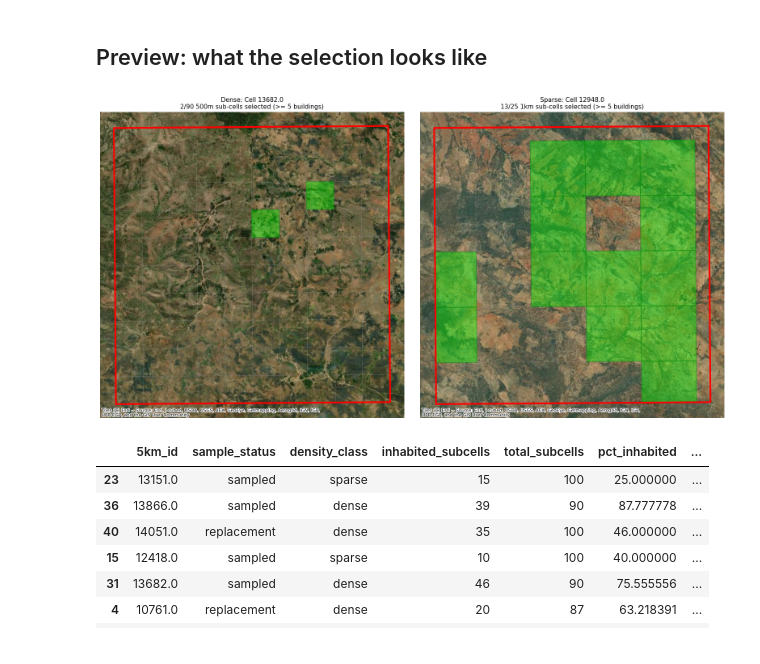
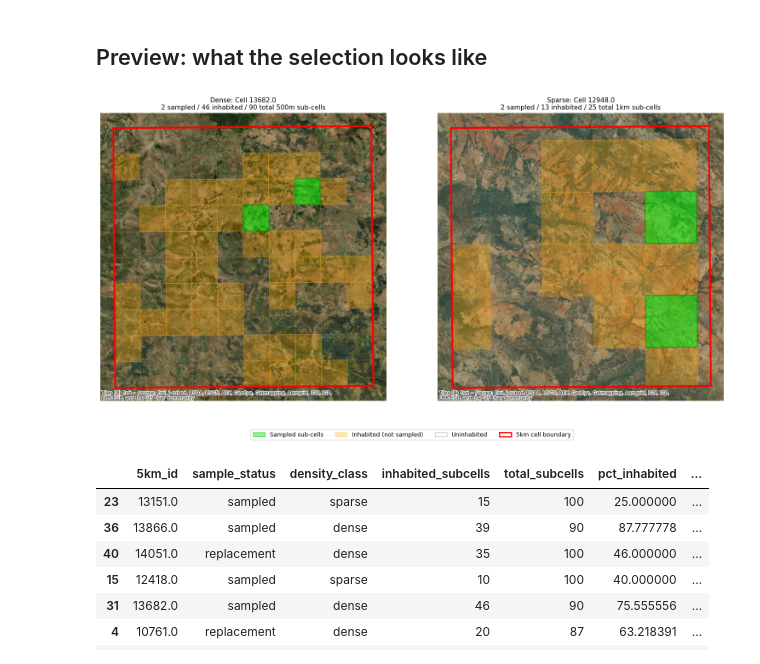
Before and after one commit to riklinssen/listing_geospatial_cct, a Jupyter notebook: notebooks/06_subcell_selection.ipynb, the cells around one changed output. Drawn from its saved outputs; the diff is of its cells as text; code cells hidden in the pictures.

Commit message:
improve subcell map styling with inhabited/sampled distinction

```diff
--- a/notebooks/06_subcell_selection.ipynb
+++ b/notebooks/06_subcell_selection.ipynb
@@ -262,6 +262,7 @@ plt.show()
 import contextily as cx
 
 BASEMAP = cx.providers.Esri.WorldImagery
+N_SAMPLE_1KM = 2  # Number of 1km sub-cells to sample in sparse cells
 
 # Pick one dense and one sparse cell
 dense_cell_id = dense.sort_values("inhabited_subcells", ascending=False).iloc[0][id_5km_col]
@@ -273,49 +274,73 @@ for ax, cell_id, label in [(axes[0], dense_cell_id, "Dense"), (axes[1], sparse_c
     # Get parent 5km cell
     parent = grid_5km[grid_5km["id"] == cell_id]
 
-    # Get sub-cells
+    # Get sub-cells and sample from inhabited
     if label == "Dense":
         subcells = grid_500m[grid_500m[id_5km_col] == cell_id].copy()
         inhabited = subcells[subcells["building_count"] >= MIN_BUILDINGS]
-        # Random sample of N
-        if len(inhabited) > N_SAMPLE_500M:
-            selected = inhabited.sample(N_SAMPLE_500M, random_state=42)
-        else:
-            selected = inhabited
+        n_sample = N_SAMPLE_500M
         res_label = "500m"
     else:
         subcells = grid_1km[grid_1km[id_5km_col] == cell_id].copy()
-        selected = subcells[subcells["building_count"] >= MIN_BUILDINGS]
+        inhabited = subcells[subcells["building_count"] >= MIN_BUILDINGS]
+        n_sample = N_SAMPLE_1KM
         res_label = "1km"
+
+    # Sample from inhabited sub-cells
+    if len(inhabited) > n_sample:
+        selected = inhabited.sample(n_sample, random_state=42)
+    else:
+        selected = inhabited
+
+    # Inhabited but not selected
+    not_selected = inhabited[~inhabited.index.isin(selected.index)]
 
     # Plot in Web Mercator
     parent_wm = parent.to_crs(epsg=3857)
     subcells_wm = subcells.to_crs(epsg=3857)
+    inhabited_wm = not_selected.to_crs(epsg=3857)
     selected_wm = selected.to_crs(epsg=3857)
 
-    # All sub-cells (gray)
+    # All sub-cells (gray grid)
     subcells_wm.plot(ax=ax, facecolor="none", edgecolor="gray", linewidth=0.5, alpha=0.5)
-    # Selected sub-cells (green)
-    selected_wm.plot(ax=ax, facecolor="lime", edgecolor="green", linewidth=1.5, alpha=0.4)
+    # Inhabited but not selected (orange outline)
+    inhabited_wm.plot(ax=ax, facecolor="orange", edgecolor="orange", linewidth=1, alpha=0.3)
+    # Selected sub-cells (green fill)
+    selected_wm.plot(ax=ax, facecolor="lime", edgecolor="green", linewidth=2, alpha=0.5)
     # Parent boundary (red)
     parent_wm.plot(ax=ax, facecolor="none", edgecolor="red", linewidth=3)
 
     # Basemap
     minx, miny, maxx, maxy = parent_wm.total_bounds
     buf = (maxx - minx) * 0.05
     ax.set_xlim(minx - buf, maxx + buf)
     ax.set_ylim(miny - buf, maxy + buf)
     cx.add_basemap(ax, source=BASEMAP, zoom="auto")
 
+    n_inhabited = len(inhabited)
     n_selected = len(selected)
     n_total = len(subcells)
-    ax.set_title(f"{label}: Cell {cell_id}\n{n_selected}/{n_total} {res_label} sub-cells selected (>= {MIN_BUILDINGS} buildings)", fontsize=11)
+    ax.set_title(
+        f"{label}: Cell {cell_id}\n"
+        f"{n_selected} sampled / {n_inhabited} inhabited / {n_total} total {res_label} sub-cells",
+        fontsize=11,
+    )
     ax.set_axis_off()
 
+# Legend
+from matplotlib.patches import Patch
+legend_elements = [
+    Patch(facecolor="lime", edgecolor="green", alpha=0.5, label="Sampled sub-cells"),
+    Patch(facecolor="orange", edgecolor="orange", alpha=0.3, label="Inhabited (not sampled)"),
+    Patch(facecolor="none", edgecolor="gray", alpha=0.5, label="Uninhabited"),
+    Patch(facecolor="none", edgecolor="red", linewidth=2, label="5km cell boundary"),
+]
+fig.legend(handles=legend_elements, loc="lower center", ncol=4, fontsize=10, frameon=True)
 plt.tight_layout()
+plt.subplots_adjust(bottom=0.12)
 plt.show()
 # %% [output]
-[figure, old version]
+[figure, new version]
 # %%
 # Full summary table
 display_cols = [id_5km_col, "sample_status", "density_class",
```
